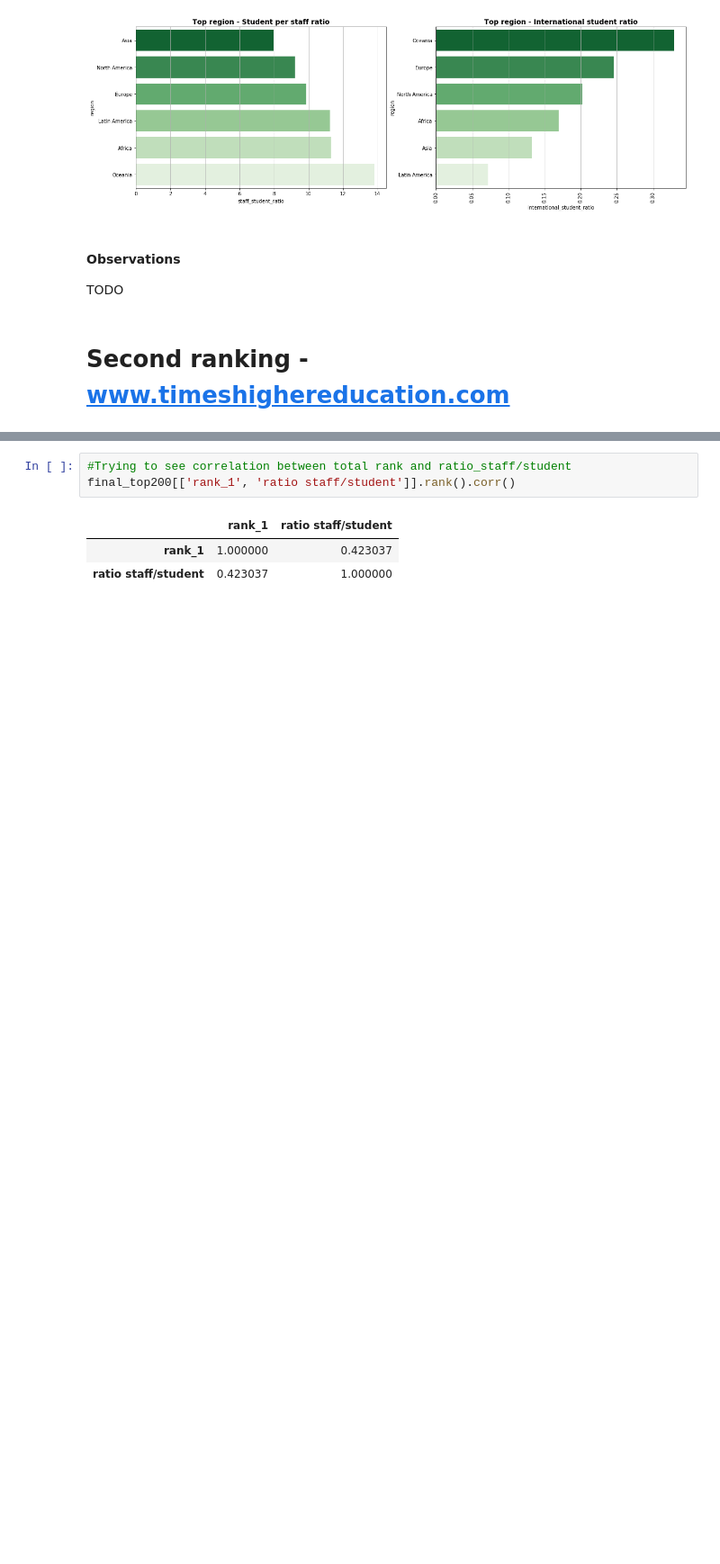
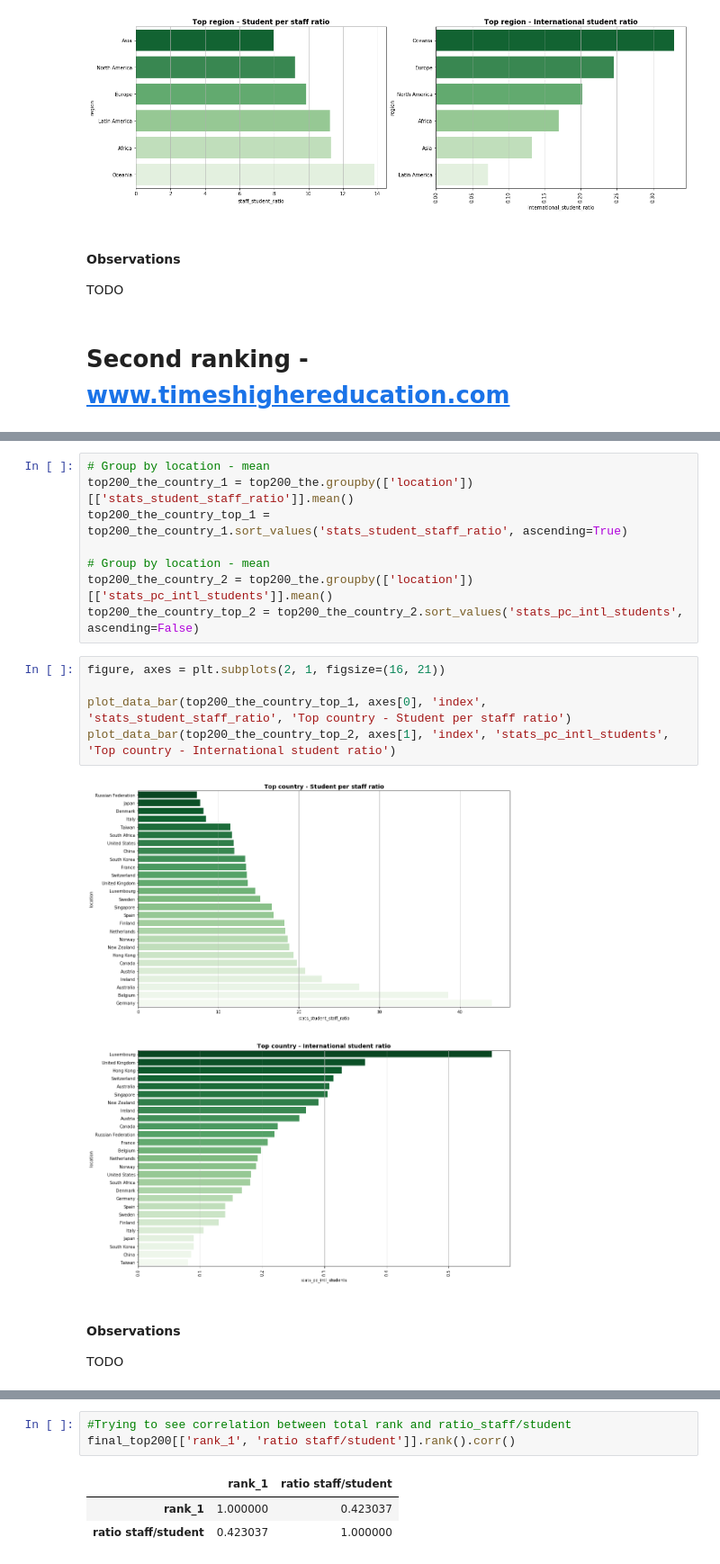
Before and after one commit to MsSquirrel/ADA---MAK, a Jupyter notebook: Homework 2/alex/Homework 2.ipynb, the cells around one changed output, grey strips where cells are left out. Shown: that part at 90% size. Saved outputs shown, nothing was run; the diff lists cells and outputs as text; blank space fills up the shorter version.

```diff
--- a/Homework 2/alex/Homework 2.ipynb
+++ b/Homework 2/alex/Homework 2.ipynb
@@ -366,0 +210,18 @@ final_top200
+# %%
+# Group by location - mean
+top200_the_country_1 = top200_the.groupby(['location'])[['stats_student_staff_ratio']].mean()
+top200_the_country_top_1 = top200_the_country_1.sort_values('stats_student_staff_ratio', ascending=True)
+
+# Group by location - mean
+top200_the_country_2 = top200_the.groupby(['location'])[['stats_pc_intl_students']].mean()
+top200_the_country_top_2 = top200_the_country_2.sort_values('stats_pc_intl_students', ascending=False)
+# %%
+figure, axes = plt.subplots(2, 1, figsize=(16, 21))
+
+plot_data_bar(top200_the_country_top_1, axes[0], 'index', 'stats_student_staff_ratio', 'Top country - Student per staff ratio')
+plot_data_bar(top200_the_country_top_2, axes[1], 'index', 'stats_pc_intl_students', 'Top country - International student ratio')
+# %% [output]
+[figure, added]
+# %% [markdown]
+#### Observations
+TODO
```
Also changed, not shown: parts of 35 cells of this notebook.
